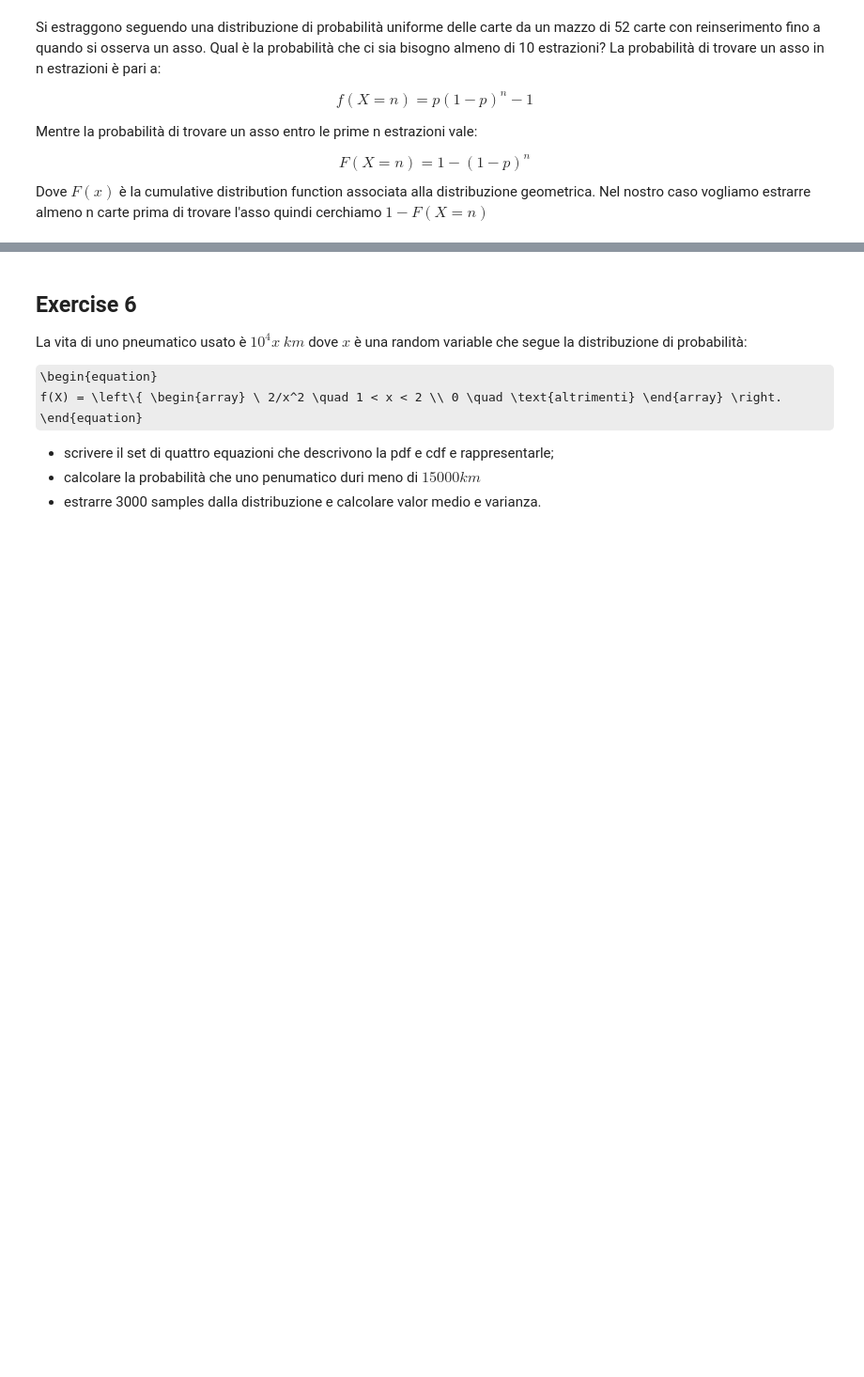
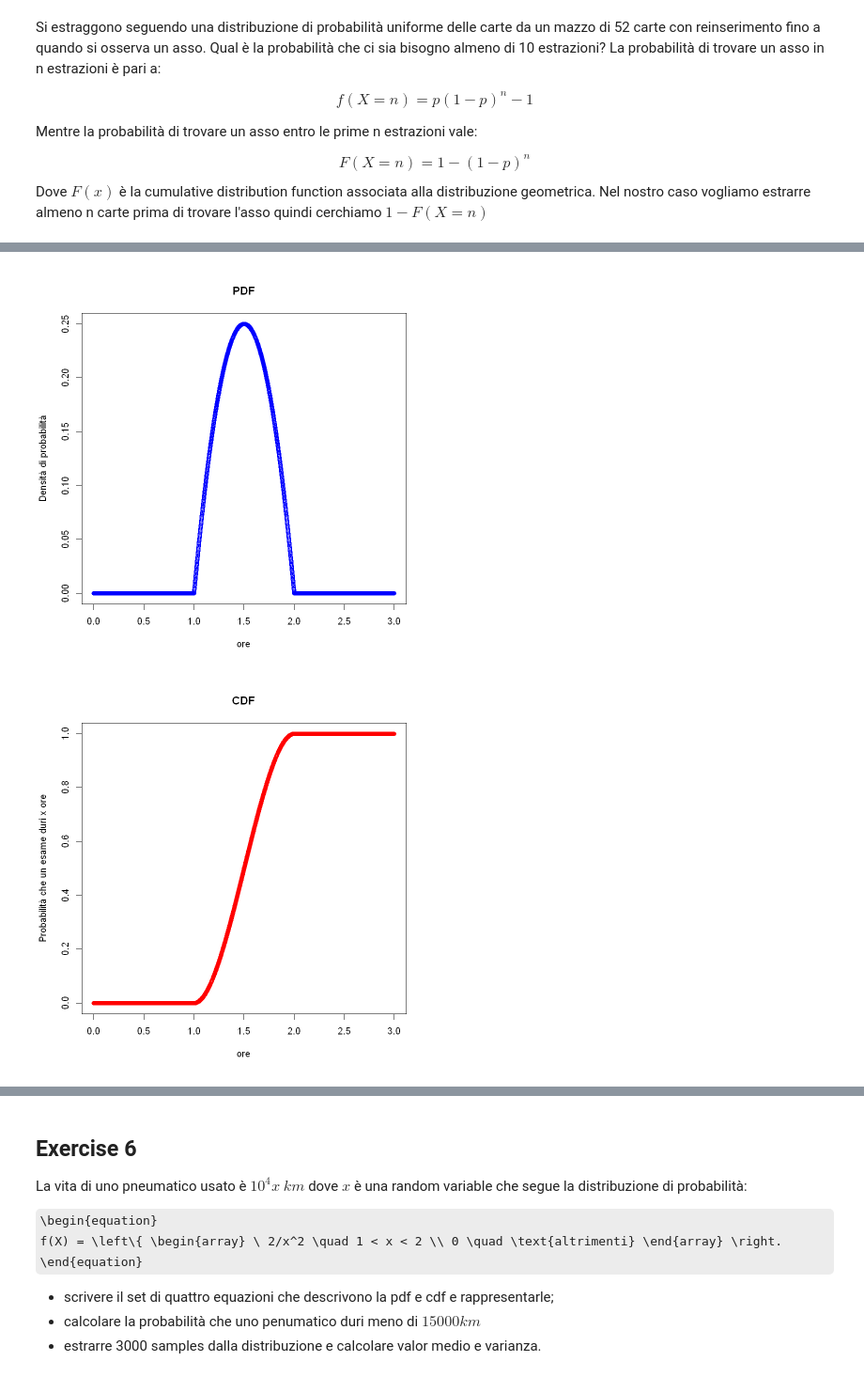
Before and after one commit to samuelelipani/advanced_statistics_of_physical_analysis, a Jupyter notebook: ex2.ipynb, the cells around one changed output, grey strips where cells are left out. Shown: that part at 94% size. Saved outputs shown, nothing was run; the diff lists cells and outputs as text; code cells hidden in the pictures; some formulas as TeX source; blank space fills up the shorter version.

```diff
--- a/ex2.ipynb
+++ b/ex2.ipynb
@@ -232,0 +239,7 @@ $$ f(t) = \left\{ \begin{array} \ c(t-1)(2-t) \quad 1 < t < 2 \\ 0 \quad \text{a
+# %%
+# definisco innanzitutto la funzione integranda cioè la pdf per casi
+pdf <- function(t) {ifelse((t > 1 & t < 2), (t-1)*(2-t), 0)}
+integral <- integrate(pdf,1,2)
+cat("Il valore dell'integrale calcolato numericamente è ",integral$value,"\n")
+cat("Il valore dell'integrale calcolato analiticamente è ",1/6,"\n")
+cat("L'errore commesso calcolando l'integrale numericamente rispetto al valore analitico è di circa",integral$abs.error, sep="\n")
@@ -232,0 +263,28 @@ $$ f(t) = \left\{ \begin{array} \ c(t-1)(2-t) \quad 1 < t < 2 \\ 0 \quad \text{a
+# %%
+x <- seq(0,3,by=0.001)
+# assegno al vettore x le ascisse utili a rappresentare la pdf e cdf
+cdf <- function(t, lower.tail=TRUE) {
+    y <- ifelse((t <= 1), 0, ifelse((t >= 2), 1, -2*t^3 + 9*t^2 - 12*t + 5))
+    # utilizzo il costrutto ifelse per rendere vettorizzato il controllo dell'if loop che altrimenti sarebbe
+    # stato scalare
+    if (lower.tail == FALSE) {y <- (1 - y)}
+    # in questo modo chiedo di valutare la probabilità dell'evento complementare dunque è come se anzichè
+    # considerare la cdf come la P(x<=x_0) stessi prendendo P(x>x_0)
+    return(y)
+}
+
+# posso definire la cdf anche integrando la pdf numericamente in questo modo
+cdf.num <- function(t,lower.tail=TRUE) {
+    f <- function(t) {ifelse((t > 1 & t < 2), 6*(t-1)*(2-t), 0)}
+    g <- Vectorize(function(z) {integrate(f, 1, z)$value})
+    y <- ifelse((t <= 1), 0, ifelse((t >= 2),1,g(t)))
+    if (lower.tail == FALSE) {y <- (1 - y)}
+    return(y)
+}
+
+# adesso posso rappresentare la pdf e la cdf
+plot(x,pdf(x), col="blue", xlab="ore",ylab="Densità di probabilità", main="PDF")
+plot(x,cdf(x), col="red", xlab="ore",ylab="Probabilità che un esame duri x ore", main="CDF")
+# %% [output]
+[figure, added]
+[figure, added]
```
Also changed, not shown: parts of 25 cells of this notebook.
